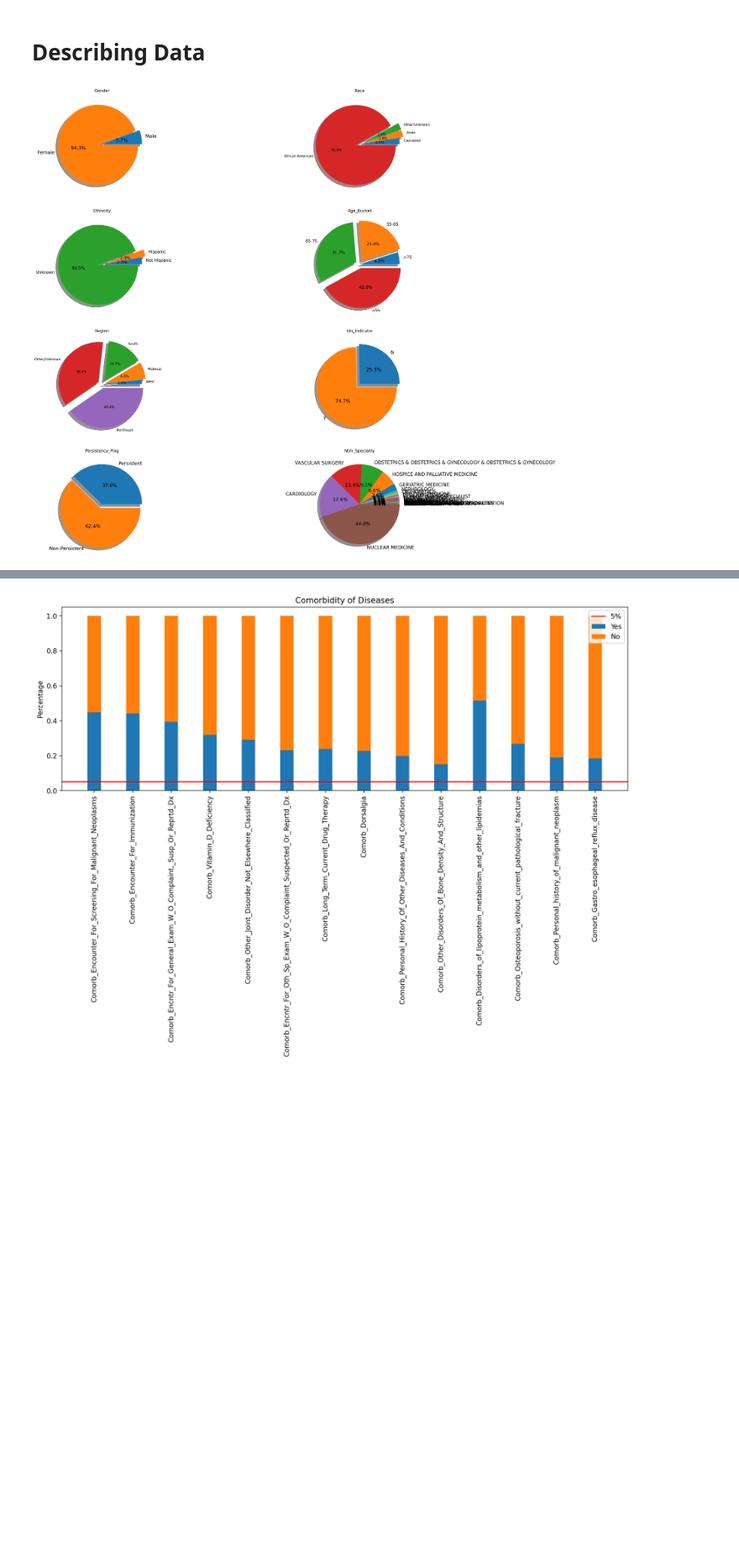
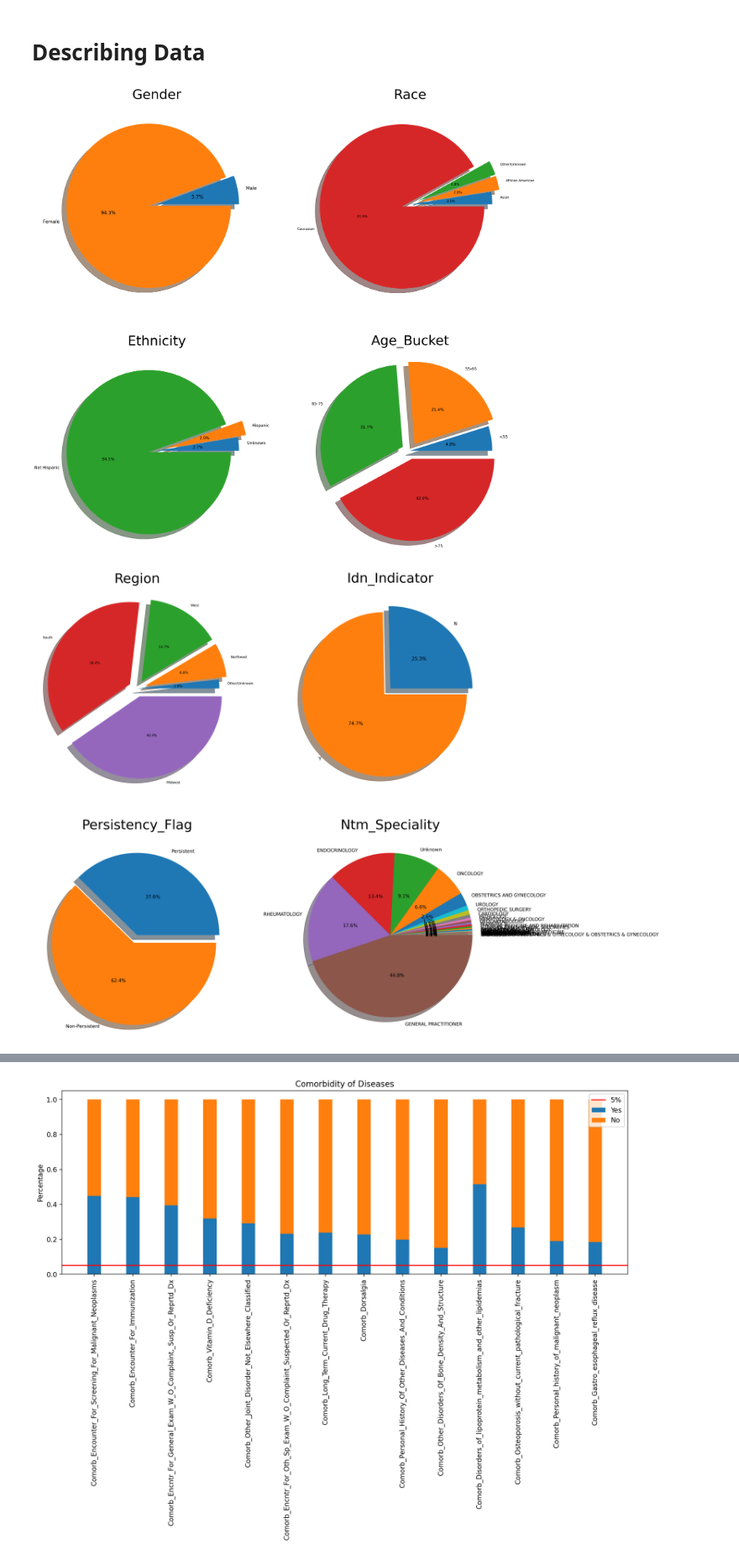
Before and after one commit to Arminkhayati/dataglacier_internship, a Jupyter notebook: Week10/Armin Khayati.ipynb, the cells around one changed output, grey strips where cells are left out. Shown at 84% size. Cells and saved outputs as stored; diff of their text form; code cells hidden in the pictures; blank space fills up the shorter version.

```diff
--- a/Week10/Armin Khayati.ipynb
+++ b/Week10/Armin Khayati.ipynb
@@ -37,59 +37,70 @@ int_cols = data.select_dtypes(include='int64').columns
 # %% [markdown]
 # Describing Data
 # %%
-fig, axes = plt.subplots(4, 2, figsize=(25,25), dpi=200)
+fig, axes = plt.subplots(2, 2, figsize=(25,25), dpi=200)
 
 
-labels = data['Gender'].unique()
 var = data['Gender'].value_counts(ascending=True)
+labels = var.index
 explode = (0, 0.1)
 axes[0,0].pie(x=var, autopct="%.1f%%", labels=labels, explode=explode, pctdistance=0.5, shadow=True, textprops={'fontsize': 14})
-axes[0,0].set_title('Gender')
+axes[0,0].set_title('Gender', fontsize=40)
 
-labels = data['Race'].unique()
+
 var = data['Race'].value_counts(ascending=True)
+labels = var.index
 explode = (0, 0.1, 0.1, 0.1)
 axes[0,1].pie(x=var, autopct="%.1f%%", labels=labels, explode=explode, pctdistance=0.5, shadow=True, textprops={'fontsize': 10})
-axes[0,1].set_title('Race')
+axes[0,1].set_title('Race', fontsize=40)
 
-labels = data['Ethnicity'].unique()
+
 var = data['Ethnicity'].value_counts(ascending=True)
+labels = var.index
 explode = (0, 0.1, 0.1)
 axes[1,0].pie(x=var, autopct="%.1f%%", labels=labels, explode=explode, pctdistance=0.5, shadow=True, textprops={'fontsize': 12})
-axes[1,0].set_title('Ethnicity')
+axes[1,0].set_title('Ethnicity', fontsize=40)
 
-labels = data['Age_Bucket'].unique()
+
 var = data['Age_Bucket'].value_counts(ascending=True)
+labels = var.index
 explode = (0, 0.1, 0.1, 0.1)
 axes[1,1].pie(x=var, autopct="%.1f%%", labels=labels, explode=explode, pctdistance=0.5, shadow=True, textprops={'fontsize': 12})
-axes[1,1].set_title('Age_Bucket')
+axes[1,1].set_title('Age_Bucket', fontsize=40)
+plt.show()
 
-labels = data['Region'].unique()
-var = data['Region'].value_counts(ascending=True)
-explode = (0, 0.1, 0.1, 0.1, 0.1)
-axes[2,0].pie(x=var, autopct="%.1f%%", labels=labels, explode=explode, pctdistance=0.5, shadow=True, textprops={'fontsize': 10})
-axes[2,0].set_title('Region')
-
-labels = data['Idn_Indicator'].unique()
-var = data['Idn_Indicator'].value_counts(ascending=True)
-explode = (0, 0.1)
-axes[2,1].pie(x=var, autopct="%.1f%%", labels=labels, explode=explode, pctdistance=0.5, shadow=True, textprops={'fontsize': 14})
-axes[2,1].set_title('Idn_Indicator')
+fig, axes = plt.subplots(2, 2, figsize=(25,25), dpi=200)
 
 
-labels = data['Persistency_Flag'].unique()
-var = data['Persistency_Flag'].value_counts(ascending=True)
-explode = (0, 0.1)
-axes[3,0].pie(x=var, autopct="%.1f%%", labels=labels, explode=explode, pctdistance=0.5, shadow=True, textprops={'fontsize': 14})
-axes[3,0].set_title('Persistency_Flag')
+var = data['Region'].value_counts(ascending=True)
+labels = var.index
+explode = (0, 0.1, 0.1, 0.1, 0.1)
+axes[0,0].pie(x=var, autopct="%.1f%%", labels=labels, explode=explode, pctdistance=0.5, shadow=True, textprops={'fontsize': 10})
+axes[0,0].set_title('Region', fontsize=40)
 
 
-labels = data['Ntm_Speciality'].unique()
+var = data['Idn_Indicator'].value_counts(ascending=True)
+labels = var.index
+explode = (0, 0.1)
+axes[0,1].pie(x=var, autopct="%.1f%%", labels=labels, explode=explode, pctdistance=0.5, shadow=True, textprops={'fontsize': 14})
+axes[0,1].set_title('Idn_Indicator', fontsize=40)
+
+
+
+var = data['Persistency_Flag'].value_counts(ascending=True)
+labels = var.index
+explode = (0, 0.1)
+axes[1,0].pie(x=var, autopct="%.1f%%", labels=labels, explode=explode, pctdistance=0.5, shadow=True, textprops={'fontsize': 14})
+axes[1,0].set_title('Persistency_Flag', fontsize=40)
+
+
+
 var = data['Ntm_Speciality'].value_counts(ascending=True)
+labels = var.index
 # explode = (0, 0.1)
-axes[3,1].pie(x=var, autopct="%.1f%%", labels=labels, pctdistance=0.5, shadow=True, textprops={'fontsize': 14})
-axes[3,1].set_title('Ntm_Speciality')
+axes[1,1].pie(x=var, autopct="%.1f%%", labels=labels, pctdistance=0.5, shadow=True, textprops={'fontsize': 14})
+axes[1,1].set_title('Ntm_Speciality', fontsize=40)
 
 plt.show()
 # %% [output]
-[figure, old version]
+[figure, new version]
+[figure, added]
```
Also changed, not shown: parts of 4 cells of this notebook, 1 other file.
